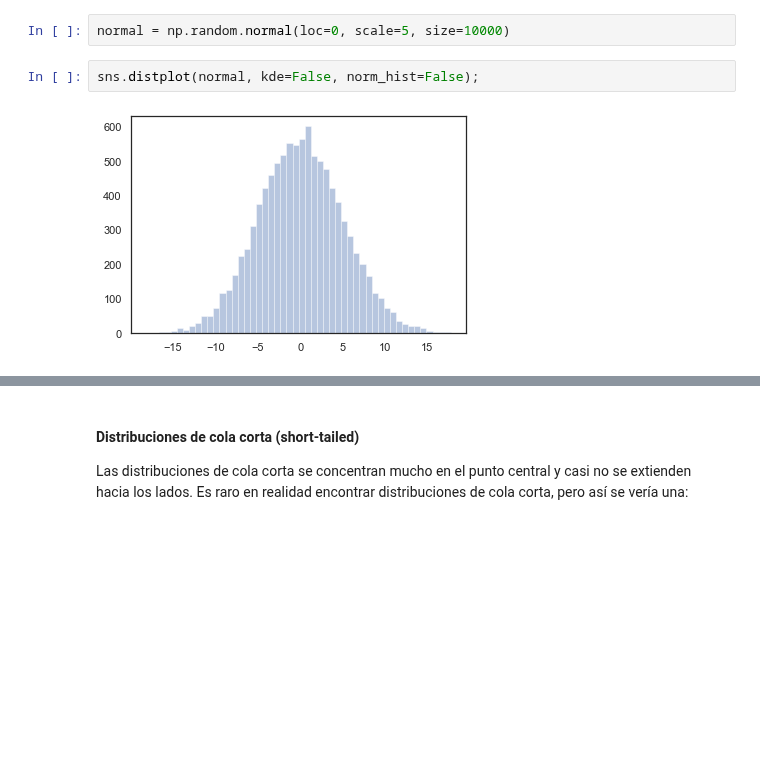
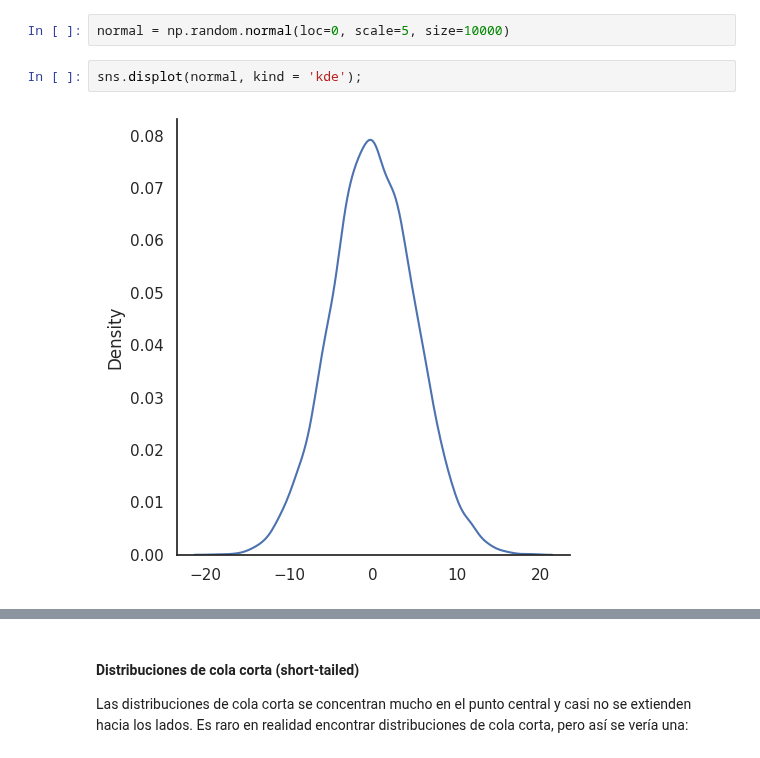
Before and after one commit to beduExpert/B2-Analisis-de-Datos-con-Python-2020, a Jupyter notebook: Sesion-02/Ejemplo-04/describiendo_histogramas.ipynb, the cells around one changed output, grey strips where cells are left out. Drawn from its saved outputs; the diff is of its cells as text; blank space fills up the shorter version.

```diff
--- a/Sesion-02/Ejemplo-04/describiendo_histogramas.ipynb
+++ b/Sesion-02/Ejemplo-04/describiendo_histogramas.ipynb
@@ -56,9 +58,9 @@ Esta distribución se ve así:
 # %%
 normal = np.random.normal(loc=0, scale=5, size=10000)
 # %%
-sns.distplot(normal, kde=False, norm_hist=False);
+sns.displot(normal, kind = 'kde');
 # %% [output]
-[figure, old version]
+[figure, new version]
 # %%
 print(f'Curtosis: {kurtosis(normal)}')
 print(f'Asimetría: {skew(normal)}')
```
Also changed, not shown: parts of 23 cells of this notebook.
